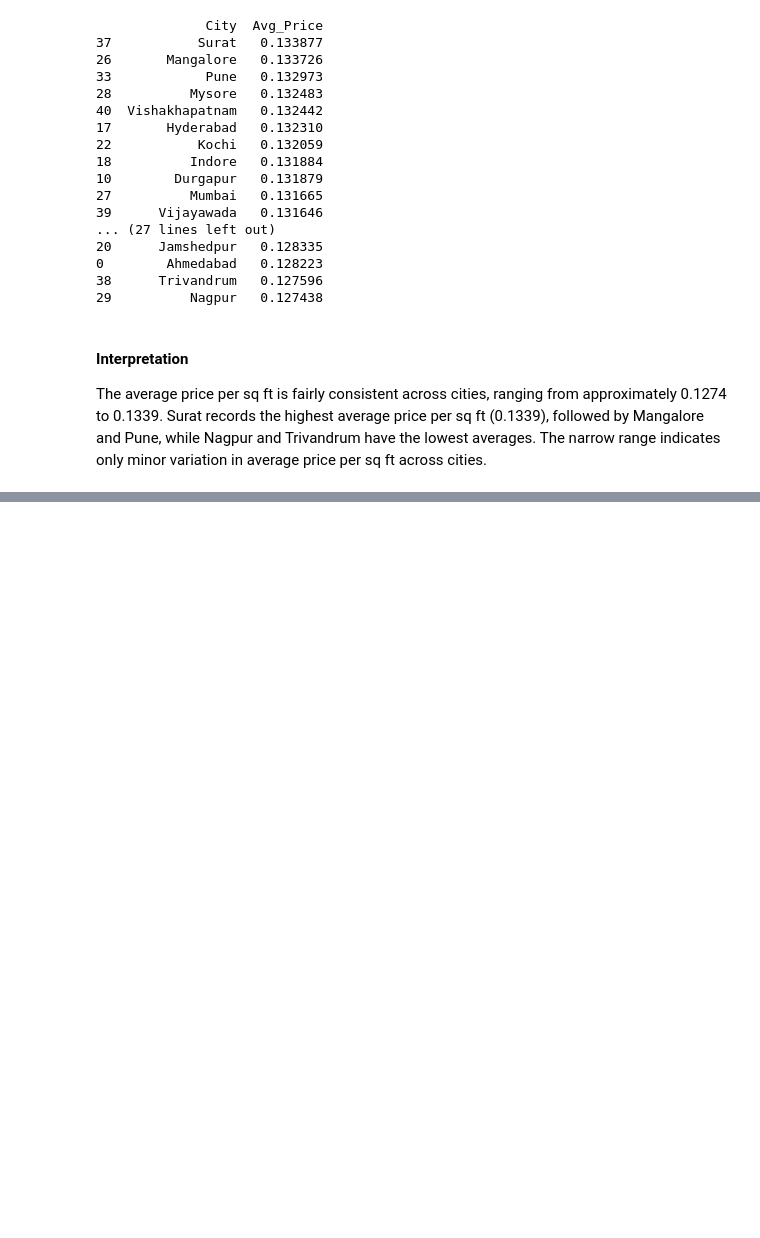
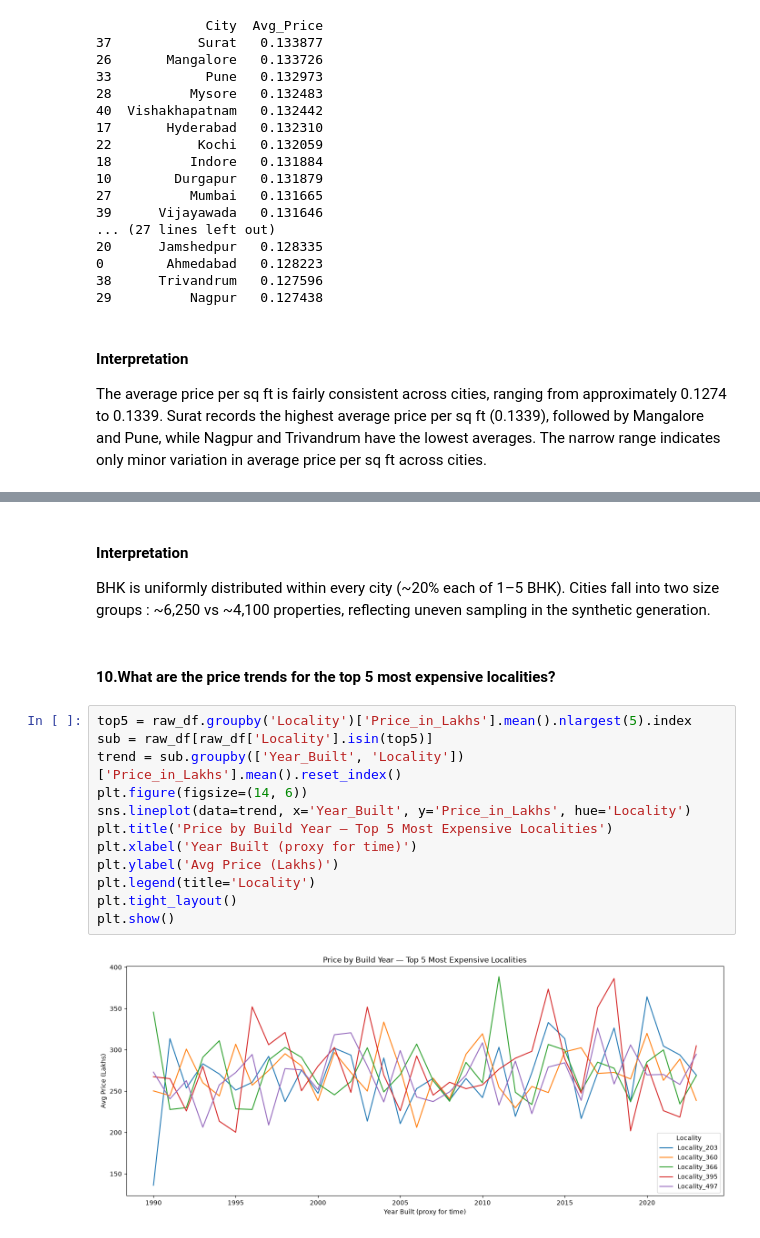
Before and after one commit to mukundnaramesh2605/Real-Estate-Investment-Advisor---Predicting-Property-Profitability-Future-Value, a Jupyter notebook: project.ipynb, the cells around one changed output, grey strips where cells are left out. Cells and saved outputs as stored; diff of their text form; blank space fills up the shorter version.

```diff
--- a/project.ipynb
+++ b/project.ipynb
@@ -313,0 +372,19 @@ The average price per sq ft is fairly consistent across cities, ranging from app
+# %% [markdown]
+#### Interpretation
+BHK is uniformly distributed within every city (~20% each of 1–5 BHK). Cities fall into two size groups : ~6,250 vs ~4,100 properties, reflecting uneven sampling in the synthetic generation.
+# %% [markdown]
+#### 10.What are the price trends for the top 5 most expensive localities?
+# %%
+top5 = raw_df.groupby('Locality')['Price_in_Lakhs'].mean().nlargest(5).index
+sub = raw_df[raw_df['Locality'].isin(top5)]
+trend = sub.groupby(['Year_Built', 'Locality'])['Price_in_Lakhs'].mean().reset_index()
+plt.figure(figsize=(14, 6))
+sns.lineplot(data=trend, x='Year_Built', y='Price_in_Lakhs', hue='Locality')
+plt.title('Price by Build Year — Top 5 Most Expensive Localities')
+plt.xlabel('Year Built (proxy for time)')
+plt.ylabel('Avg Price (Lakhs)')
+plt.legend(title='Locality')
+plt.tight_layout()
+plt.show()
+# %% [output]
+[figure, added]
```
Also changed, not shown: parts of 7 cells of this notebook.
